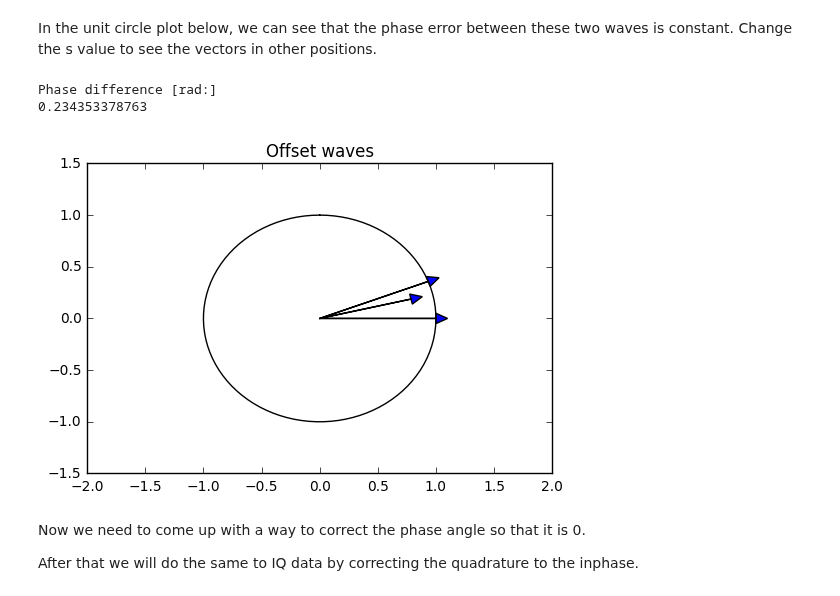
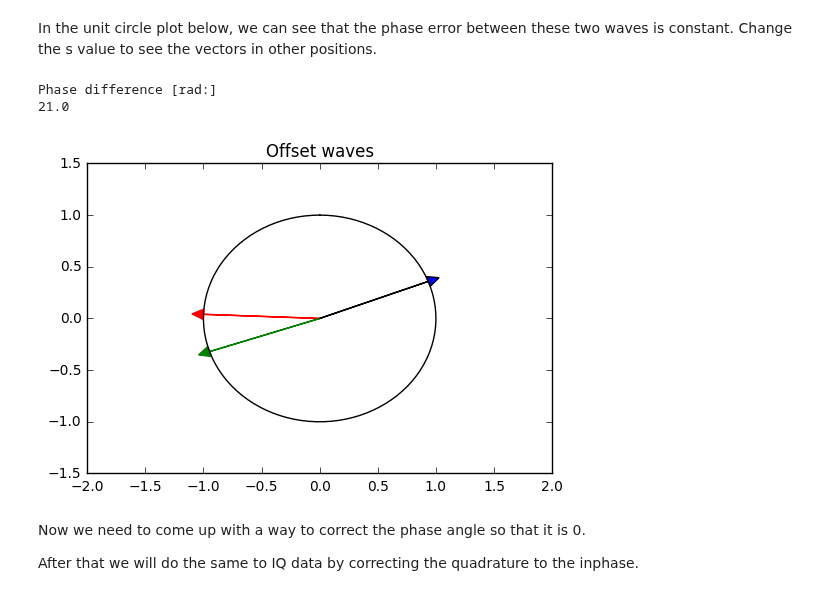
Before and after one commit to psas/gps, a Jupyter notebook: notebooks/Complex_Wave.ipynb, the cells around one changed output. Drawn from its saved outputs; the diff is of its cells as text; code cells hidden in the pictures.

Commit message:
found phase difference

```diff
--- a/notebooks/Complex_Wave.ipynb
+++ b/notebooks/Complex_Wave.ipynb
@@ -91,28 +91,29 @@ In the unit circle plot below, we can see that the phase error between these two
 # %%
 t = np.linspace(0, 2 * np.pi, 100)
 plt.plot(np.sin(t), np.cos(t), color = 'k')
 plt.ylim([-1.5, 1.5])
 plt.xlim([-2, 2])
 
-s = 00 #Set the sample index
+s = 1010 #Set the sample index (arbitrary)
 
 ax = plt.axes()
-ax.arrow(0, 0, np.real(wav[s]), np.imag(wav[s]), head_width=.1, head_length = .1)
-ax.arrow(0, 0, np.real(wavOffset[s]), np.imag(wavOffset[s]), head_width=.1, head_length = .1)
-#ax.arrow(0, 0, np.real(1/wavOffset[s]), np.imag(1/wavOffset[s]), head_width=.1, head_length = .1)
+ax.arrow(0, 0, np.real(wav[s]), np.imag(wav[s]), head_width=.1, head_length = .1, color = 'red')
+ax.arrow(0, 0, np.real(wavOffset[s]), np.imag(wavOffset[s]), head_width=.1, head_length = .1, color='green')
 
+#Calculate phase difference
+diff = wavOffset[s] / wav[s]
 
 print('Phase difference [rad:]')
-ang = np.arctan(wavOffset[s] / wav[s])
-print(np.angle(ang))
-ax.arrow(0, 0, np.real(ang), np.imag(ang), head_width=.1, head_length = .1)
+print(np.rad2deg(np.angle(diff)))
+
+ax.arrow(0, 0, np.real(diff), np.imag(diff), head_width=.1, head_length = .1)
 
 plt.title('Offset waves')
 plt.show()
 # %% [output]
 Phase difference [rad:]
-0.234353378763
+21.0
-[figure, old version]
+[figure, new version]
 # %% [markdown]
 Now we need to come up with a way to correct the phase angle so that it is 0.
 
```
Also changed, not shown: parts of 3 cells of this notebook.
